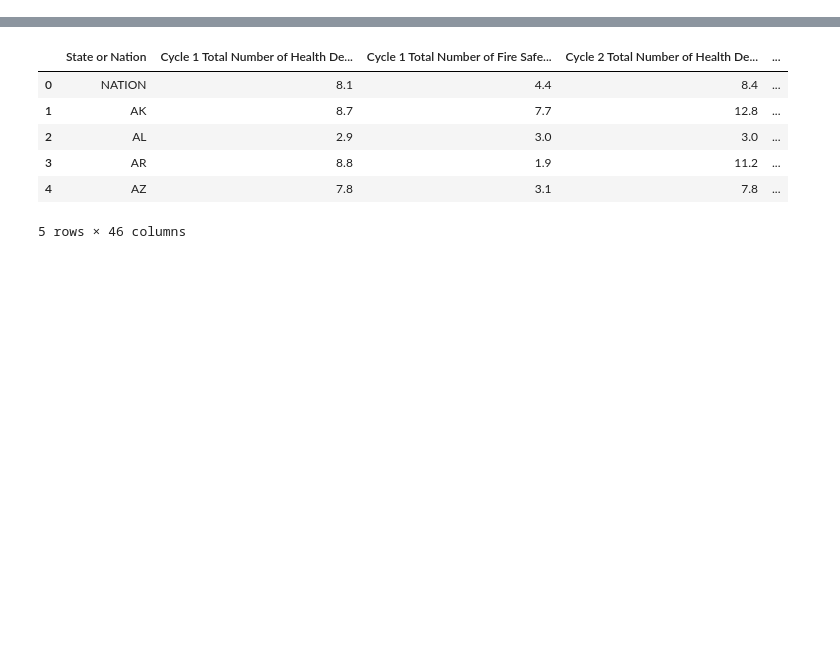
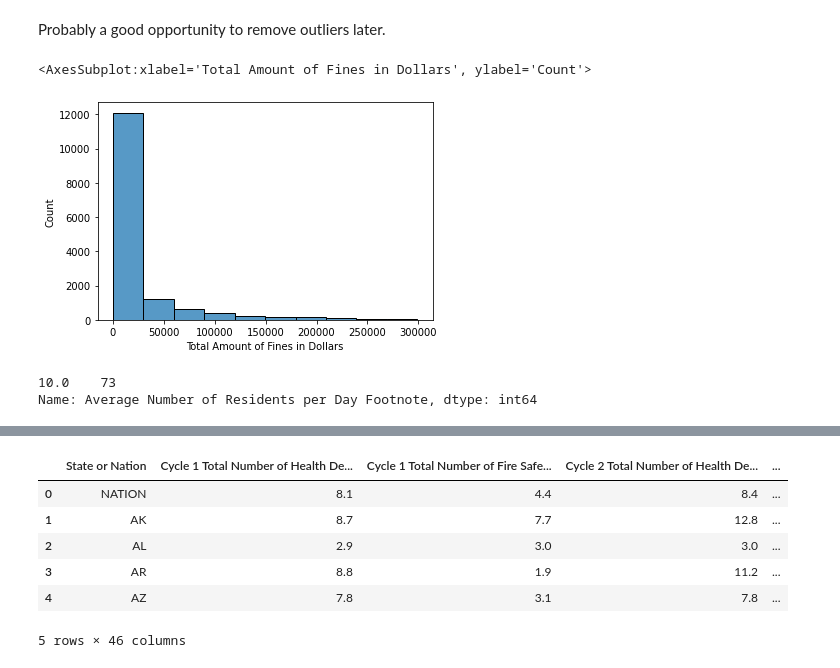
Before and after one commit to schledererj/cs6340-final-project, a Jupyter notebook: jim_sandbox.ipynb, the cells around one changed output, grey strips where cells are left out. Drawn from its saved outputs; the diff is of its cells as text; code cells hidden in the pictures; blank space fills up the shorter version.

```diff
--- a/jim_sandbox.ipynb
+++ b/jim_sandbox.ipynb
@@ -13,0 +62,13 @@ providers_df.head()
+# %% [markdown]
+Probably a good opportunity to remove outliers later.
+# %%
+foo = provider_info_df[providers_df['Total Amount of Fines in Dollars'] < 300000]
+sns.histplot(foo['Total Amount of Fines in Dollars'], bins=10)
+# %% [output]
+<AxesSubplot:xlabel='Total Amount of Fines in Dollars', ylabel='Count'>
+[figure, added]
+# %%
+provider_info_df['Average Number of Residents per Day Footnote'].value_counts()
+# %% [output]
+10.0    73
+Name: Average Number of Residents per Day Footnote, dtype: int64
```
Also changed, not shown: parts of 9 cells of this notebook.
